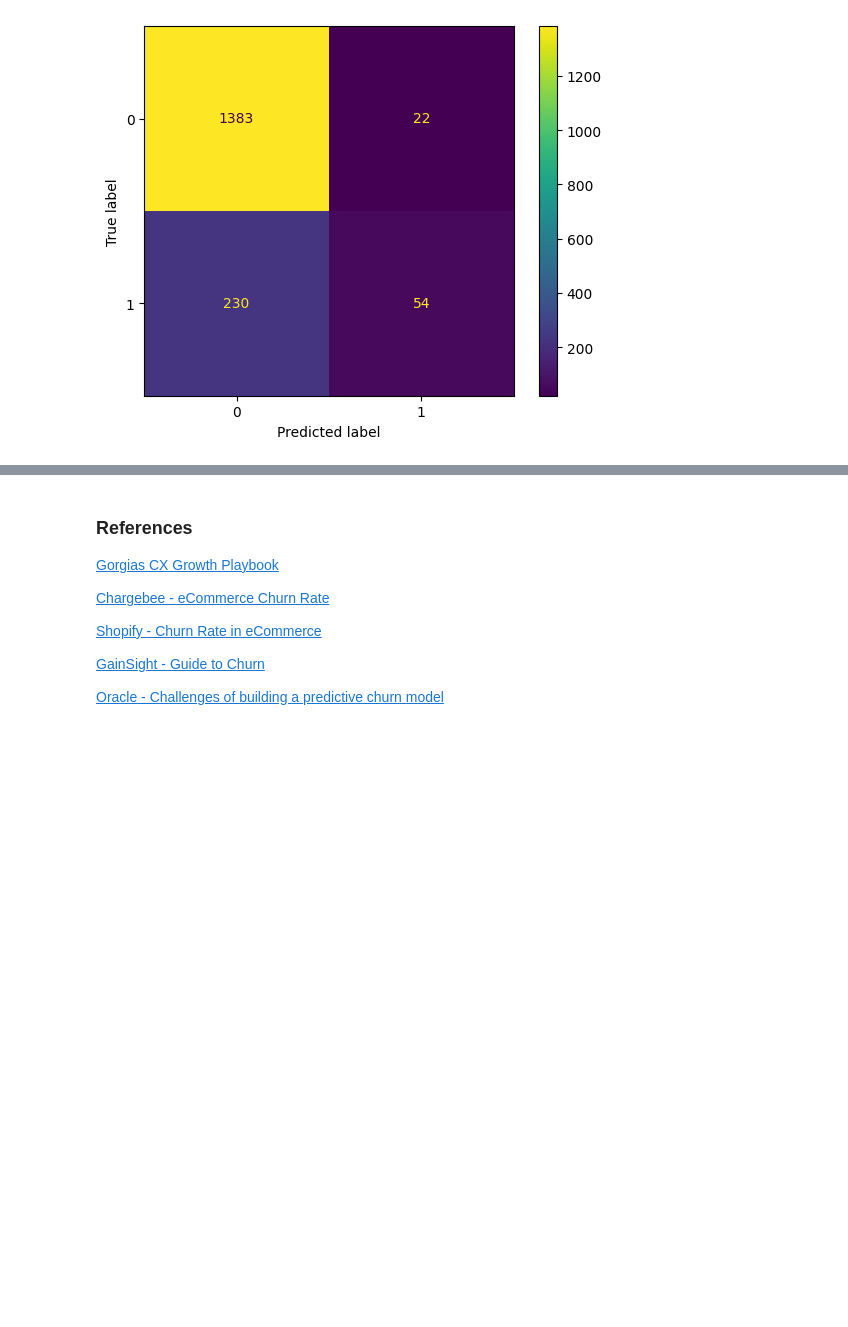
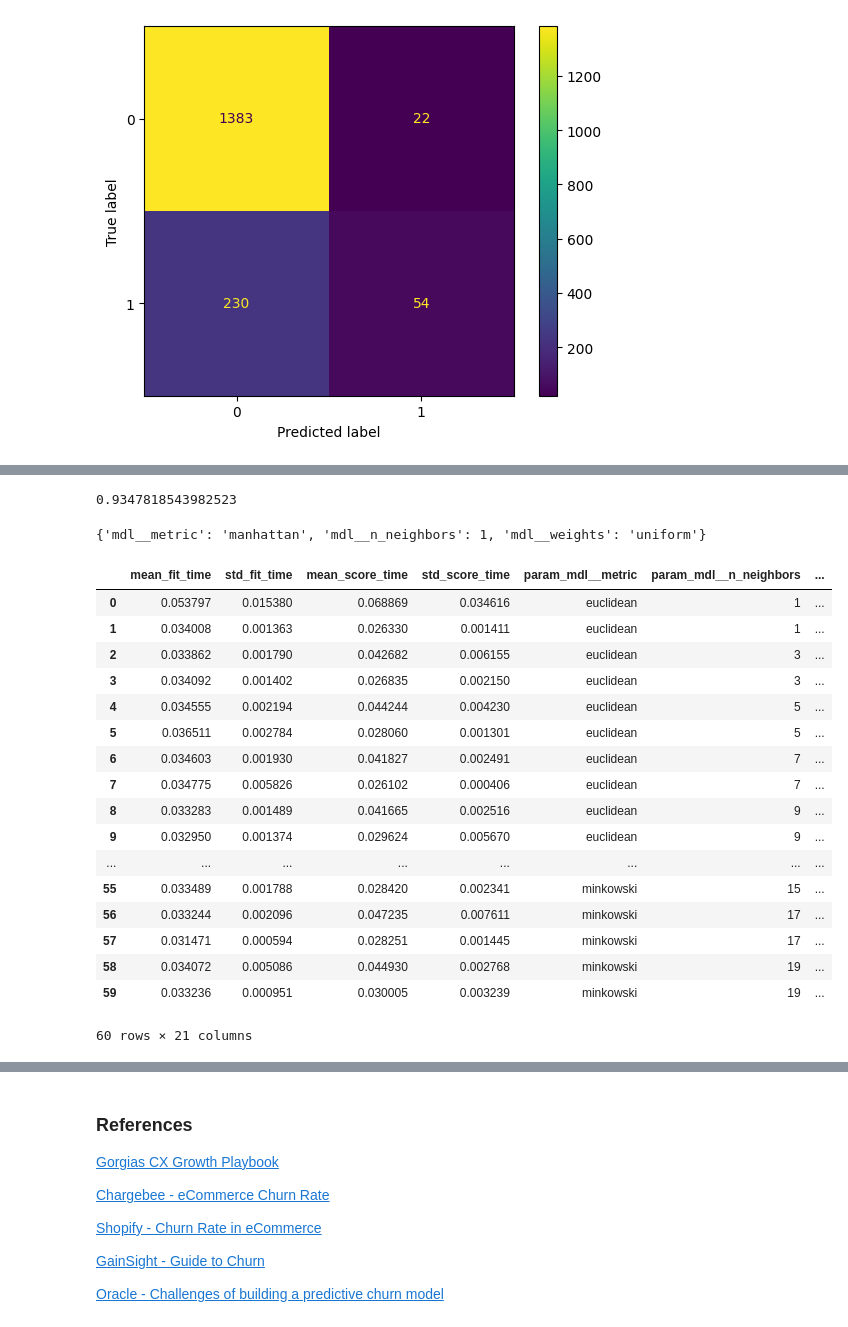
Before and after one commit to andrew-vandy/cs5265-ml-foundations, a Jupyter notebook: cs5265_asongate.ipynb, the cells around one changed output, grey strips where cells are left out. Saved outputs shown, nothing was run; the diff lists cells and outputs as text; code cells hidden in the pictures; blank space fills up the shorter version.

```diff
--- a/cs5265_asongate.ipynb
+++ b/cs5265_asongate.ipynb
@@ -596,0 +861,27 @@ plt.show()
+# %%
+print(grid_search_cv.best_score_)
+grid_search_cv.best_params_
+# %% [output]
+0.9347818543982523
+{'mdl__metric': 'manhattan', 'mdl__n_neighbors': 1, 'mdl__weights': 'uniform'}
+# %%
+pd.DataFrame(grid_search_cv.cv_results_)
+# %% [output]
+|  | mean_fit_time | std_fit_time | mean_score_time | std_score_time | param_mdl__metric | param_mdl__n_neighbors | ... |
+| 0 | 0.053797 | 0.015380 | 0.068869 | 0.034616 | euclidean | 1 | ... |
+| 1 | 0.034008 | 0.001363 | 0.026330 | 0.001411 | euclidean | 1 | ... |
+| 2 | 0.033862 | 0.001790 | 0.042682 | 0.006155 | euclidean | 3 | ... |
+| 3 | 0.034092 | 0.001402 | 0.026835 | 0.002150 | euclidean | 3 | ... |
+| 4 | 0.034555 | 0.002194 | 0.044244 | 0.004230 | euclidean | 5 | ... |
+| 5 | 0.036511 | 0.002784 | 0.028060 | 0.001301 | euclidean | 5 | ... |
+| 6 | 0.034603 | 0.001930 | 0.041827 | 0.002491 | euclidean | 7 | ... |
+| 7 | 0.034775 | 0.005826 | 0.026102 | 0.000406 | euclidean | 7 | ... |
+| 8 | 0.033283 | 0.001489 | 0.041665 | 0.002516 | euclidean | 9 | ... |
+| 9 | 0.032950 | 0.001374 | 0.029624 | 0.005670 | euclidean | 9 | ... |
+| ... | ... | ... | ... | ... | ... | ... | ... |
+| 55 | 0.033489 | 0.001788 | 0.028420 | 0.002341 | minkowski | 15 | ... |
+| 56 | 0.033244 | 0.002096 | 0.047235 | 0.007611 | minkowski | 17 | ... |
+| 57 | 0.031471 | 0.000594 | 0.028251 | 0.001445 | minkowski | 17 | ... |
+| 58 | 0.034072 | 0.005086 | 0.044930 | 0.002768 | minkowski | 19 | ... |
+| 59 | 0.033236 | 0.000951 | 0.030005 | 0.003239 | minkowski | 19 | ... |
+60 rows × 21 columns
```
Also changed, not shown: parts of 32 cells of this notebook.
